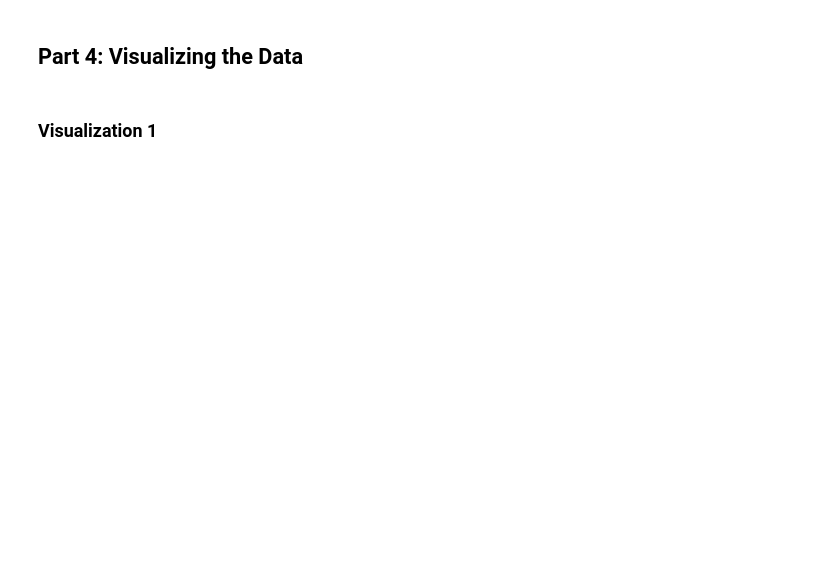
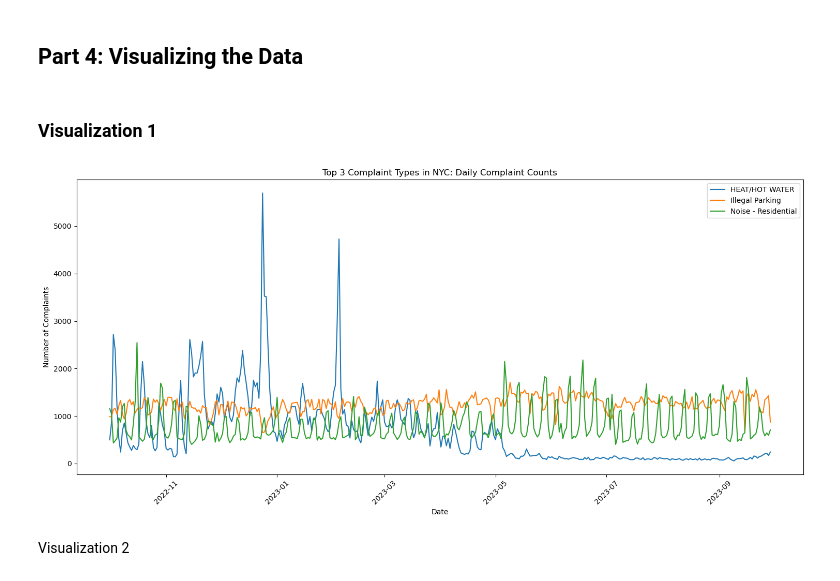
Before and after one commit to Fate4ever/Final4501, a Jupyter notebook: Final project 4501.ipynb, the cells around one changed output. Saved outputs shown, nothing was run; the diff lists cells and outputs as text; code cells hidden in the pictures; blank space fills up the shorter version.

```diff
--- a/Final project 4501.ipynb
+++ b/Final project 4501.ipynb
@@ -411,6 +396,7 @@ NYC_311_SCHEMA = """
         id SERIAL PRIMARY KEY,
         created_date DATE,
         incident_zip VARCHAR(10),
+        complaint_type VARCHAR(100),
         latitude FLOAT,
         longitude FLOAT,
         geometry GEOMETRY
@@ -424,6 +410,8 @@ NYC_TREE_SCHEMA = """
         latitude FLOAT,
         longitude FLOAT,
         zipcode VARCHAR(10),
+        health VARCHAR(100),
+        status VARCHAR(100),
         spc_common VARCHAR(100),
         geometry GEOMETRY
     );
@@ -433,7 +421,7 @@ ZILLOW_SCHEMA = """
     CREATE TABLE IF NOT EXISTS df_zillow_data (
         RegionID INTEGER PRIMARY KEY,
         SizeRank INT,
-        RegionName VARCHAR(100),
+        RegionName VARCHAR(10),
         City VARCHAR(100),
         CountyName VARCHAR(100),
         "2023-01-31" FLOAT,
@@ -516,3 +525,15 @@ tablename_to_dataframe = {
 }
 # %%
 write_dataframes_to_table(tablename_to_dataframe)
+# %%
+queries = {
+    'geodf_zipcode_data': 'SELECT * FROM geodf_zipcode_data LIMIT 5;',
+    'geodf_311_data': 'SELECT * FROM geodf_311_data LIMIT 5;',
+    'geodf_tree_data': 'SELECT * FROM geodf_tree_data LIMIT 5;',
+    'df_zillow_data': 'SELECT * FROM df_zillow_data LIMIT 5;'
+}
+
+# Execute queries and display the first few rows of each table
+for table_name, query in queries.items():
+    df = pd.read_sql_query(query, engine)
+    print(f"Data from {table_name}:\n", df, "\n")
@@ -554,18 +767,21 @@ write_query_to_file(QUERY_1, QUERY_1_FILENAME)
 ### Visualization 1
 # %%
 # use a more descriptive name for your function
-def plot_visual_1(dataframe):
-    figure, axes = plt.subplots(figsize=(20, 10))
+def plot_top_3_complaints(engine):
+    # Get the data
+    df = get_top_3_complaints_data(engine)
 
-    values = "..."  # use the dataframe to pull out values needed to plot
+    # Create the plot
+    plt.figure(figsize=(15, 7))
+    for complaint_type in df['complaint_type'].unique():
+        subset = df[df['complaint_type'] == complaint_type]
+        plt.plot(subset['date'], subset['count'], label=complaint_type)
 
-    # you may want to use matplotlib to plot your visualizations;
-    # there are also many other plot types (other
-    # than axes.plot) you can use
-    axes.plot(values, "...")
-    # there are other methods to use to label your axes, to style
-    # and set up axes labels, etc
-    axes.set_title("Some Descriptive Title")
-
+    plt.xlabel('Date')
+    plt.ylabel('Number of Complaints')
+    plt.title('Top 3 Complaint Types in NYC: Daily Complaint Counts')
+    plt.legend()
+    plt.xticks(rotation=45)
+    plt.tight_layout()
     plt.show()
 # %%
@@ -576,3 +811,6 @@ def get_data_for_visual_1():
 # %%
-some_dataframe = get_data_for_visual_1()
-plot_visual_1(some_dataframe)
+plot_top_3_complaints(engine)
+# %% [output]
+[figure, added]
+# %% [markdown]
+Visualization 2
```
Also changed, not shown: parts of 69 cells of this notebook, 6 other files.
